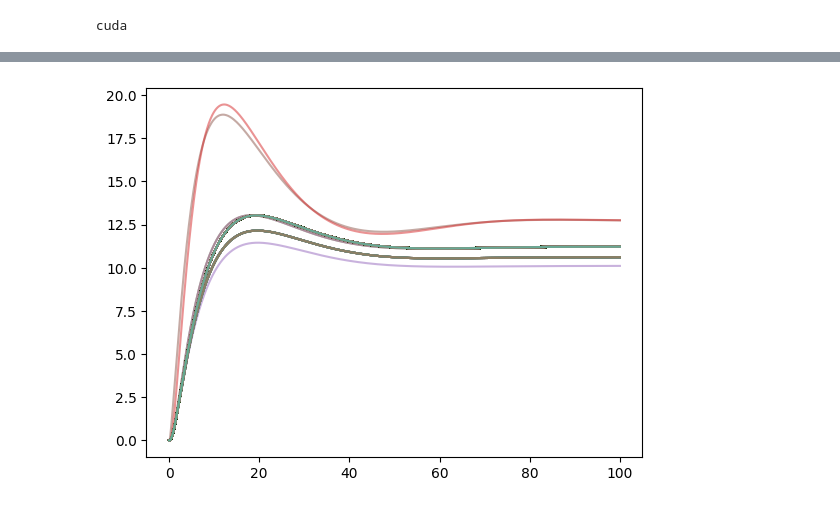
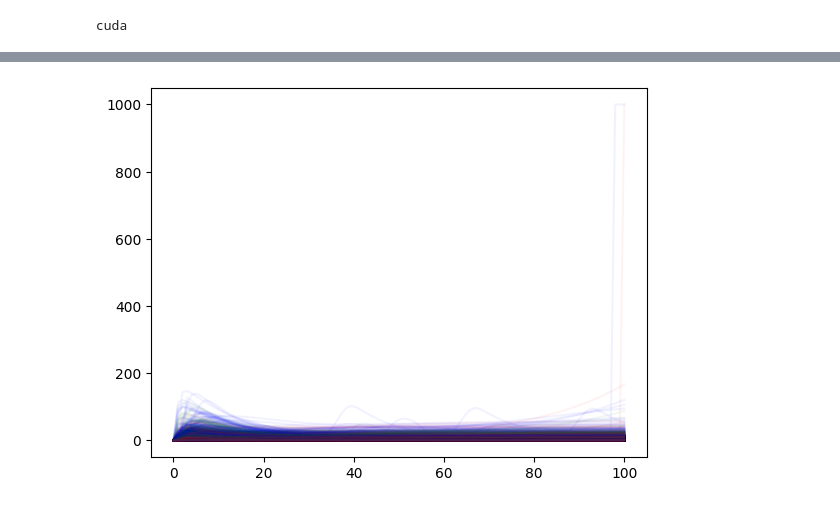
Before and after one commit to Maurice-Filo/GenAI-Net, a Jupyter notebook: CRNGenAI/Testing/AIF_Transient_StructureParameters.ipynb, the cells around one changed output, grey strips where cells are left out. Drawn from its saved outputs; the diff is of its cells as text; code cells hidden in the pictures.

```diff
--- a/CRNGenAI/Testing/AIF_Transient_StructureParameters.ipynb
+++ b/CRNGenAI/Testing/AIF_Transient_StructureParameters.ipynb
@@ -119,7 +121,10 @@ MyCRN_Generator = CRNGenerator(num_species, num_reactions, 1, num_inputs, parame
 def Performance_Metric(r, y):
     # return np.linalg.norm(r - y) / np.sqrt(len(y)) # + np.abs(y[-1] - r)
     y = np.transpose(y, (1, 0, 2))
-    return np.square(r - y).sum()/ y.shape[0] / y.shape[1] / y.shape[2]
+    weight = np.ones(y.shape[0])
+    weight[(len(weight)//10)*9:] = weight[(len(weight)//10)*9:]*2
+    weight[:(len(weight)//10)] = weight[:(len(weight)//10)]*0.5
+    return (weight*np.abs(r - y)).sum()/ y.shape[0] / y.shape[1] / y.shape[2]
 
 def SS_Metric(r, y_ss):
     return np.abs(r - y_ss)
@@ -136,8 +141,10 @@ def _compute_single_loss(args):
     S_R = np.concatenate((CRN_Fixed.stoichiometry_reactants, stoichiometry_reactants), axis=1)
     S_P = np.concatenate((CRN_Fixed.stoichiometry_products, stoichiometry_products),  axis=1)
     S_I = np.concatenate((CRN_Fixed.input_influence_matrix, input_influence_matrix), axis=1)
-    parameter = np.concatenate((CRN_Fixed.parameters, parameter[:-1]),axis=0)
-    parameter[5] = parameter[-1]
+
+    theta = parameter[-1]
+    parameter = np.concatenate((CRN_Fixed.parameters, parameter[:-1]), axis=0)
+    parameter[5] = theta
 
     local_IOCRN = IOCRN_MassAction(S_R, S_P, parameter, S_I, np.array([2], dtype=np.int8))
 
@@ -145,12 +152,12 @@ def _compute_single_loss(args):
     y, x = local_IOCRN.transient_response(u, initial_condition, time_horizon, return_states=True)
 
     y = np.minimum(y, 1000)
-    y=np.maximum(y,0)
+    y = np.maximum(y,0)
     y[np.isnan(y)] = 1000
     y[np.isinf(y)] = 1000
     # y_ss = local_IOCRN.dose_response(inputs, x[-1,:], plot_flag = False, axis=None)
 
-    return Performance_Metric(r, y[0])
+    return Performance_Metric(r, y)
 
 
 
@@ -161,8 +168,8 @@ def compute_loss(self, r, initial_condition, time_horizon, h0, c0, manifold_dim,
     network_outputs = unzip(network_outputs)
 
     # Get maximum number of process workers\
-    n_threads = mp.cpu_count()
-    with Pool(mp.cpu_count()) as pool:
+    # n_threads = mp.cpu_count()
+    with Pool(n_threads) as pool:
         loss_for_each_sample = pool.map(
             _compute_single_loss,
             [(no, r, initial_condition, time_horizon, CRN_Fixed) for no in network_outputs]
@@ -214,26 +281,58 @@ Training Time: 2213.61
 # %%
 # Test the trained model
-h0 = torch.ones(MyCRN_Generator.num_samples, RSG_Attributes.LSTM_hidden_size).float().to(device)
-c0 = torch.ones(MyCRN_Generator.num_samples, RSG_Attributes.LSTM_hidden_size).float().to(device)
-stoichiometry_reactants, stoichiometry_products, input_influence_matrix, parameter, _, _, _, _= MyCRN_Generator(h0, c0, manifold_dim)
+n_repeat=10
 
-# Transient Response for the AIF Controller
-u = np.array([1])
-initial_condition = np.array([0, 0, 0, 0], dtype=np.float32)
-time_horizon = np.linspace(0, t_final, 1000, dtype=np.float32)
+Performance = []
+IOCRN_APIDF2 = []
+stoichiometry_reactants = []
+stoichiometry_products = []
+input_influence_matrix = []
+parameter = []
 
-IOCRN_APIDF2 = np.empty(MyCRN_Generator.num_samples, dtype=IOCRN_MassAction)
-Performance = np.empty(MyCRN_Generator.num_samples)
-for i in range(MyCRN_Generator.num_samples):
-    S_R = np.concatenate((IOCRN_AIF.stoichiometry_reactants, stoichiometry_reactants[i,:,:]), axis=1)
-    S_P = np.concatenate((IOCRN_AIF.stoichiometry_products, stoichiometry_products[i,:,:]),  axis=1)
-    S_I = np.concatenate((IOCRN_AIF.input_influence_matrix, input_influence_matrix[i,:,:]), axis=1)
-    p = np.concatenate((IOCRN_AIF.parameters, parameter[:-1, i]),axis=0)
-    p[5] = parameter[-1, i]
-    IOCRN_APIDF2[i] = IOCRN_MassAction(S_R, S_P, p, S_I, np.array([2], dtype=np.int8))
-    outputs_transient = IOCRN_APIDF2[i].transient_response(u, initial_condition, time_horizon)
-    plt.plot(time_horizon, outputs_transient[0], alpha=0.5)
-    Performance[i] = Performance_Metric(r, outputs_transient[0])
+for _ in range(n_repeat):
+    h0 = torch.ones(MyCRN_Generator.num_samples, RSG_Attributes.LSTM_hidden_size).float().to(device)
+    c0 = torch.ones(MyCRN_Generator.num_samples, RSG_Attributes.LSTM_hidden_size).float().to(device)
+    stoichiometry_reactants_, stoichiometry_products_, input_influence_matrix_, parameter_, _, _, _, _= MyCRN_Generator(h0, c0, manifold_dim)
+
+    # Transient Response for the AIF Controller
+    u = np.array([[0.5], [1], [1.5]], dtype=np.float32)
+    initial_condition = np.array([0, 0, 0, 0], dtype=np.float32)
+    time_horizon = np.linspace(0, t_final, 100, dtype=np.float32)
+
+    colors = ['r', 'g', 'b']
+
+
+    for i in range(MyCRN_Generator.num_samples):
+        S_R = np.concatenate((IOCRN_AIF.stoichiometry_reactants, stoichiometry_reactants_[i,:,:]), axis=1)
+        S_P = np.concatenate((IOCRN_AIF.stoichiometry_products, stoichiometry_products_[i,:,:]),  axis=1)
+        S_I = np.concatenate((IOCRN_AIF.input_influence_matrix, input_influence_matrix_[i,:,:]), axis=1)
+        p = np.concatenate((IOCRN_AIF.parameters, parameter_[:-1, i]),axis=0)
+        p[5] = parameter_[-1, i]
+        IOCRN_APIDF2.append(IOCRN_MassAction(S_R, S_P, p, S_I, np.array([2], dtype=np.int8)))
+        outputs_transient = IOCRN_APIDF2[-1].transient_response(u, initial_condition, time_horizon)
+
+
+
+        score = Performance_Metric(r, np.array(outputs_transient))
+        Performance.append(score)
+
+        stoichiometry_products.append(stoichiometry_products_[i,:,:])
+        stoichiometry_reactants.append(stoichiometry_reactants_[i,:,:])
+        input_influence_matrix.append(input_influence_matrix_[i,:,:])
+        parameter.append(parameter_[:,i])
+
+        if score<2000.:
+            for j in range(len(outputs_transient)):
+                plt.plot(time_horizon, outputs_transient[j], alpha=0.05, color=colors[j])
+
+
+    print('Performance: %.4f' % np.mean(Performance), 'best: %.4f' % np.min(Performance), 'worst: %.4f' % np.max(Performance))
+
+
+stoichiometry_reactants = np.array(stoichiometry_reactants)
+stoichiometry_products = np.array(stoichiometry_products)
+input_influence_matrix = np.array(input_influence_matrix)
+parameter = np.array(parameter)
 
 # Sort the performance in ascending order
 indices = np.argsort(Performance)
@@ -241 +350 @@ indices = np.argsort(Performance)
-[figure, old version]
+[figure, new version]
```
Also changed, not shown: parts of 15 cells of this notebook, 2 other files.
